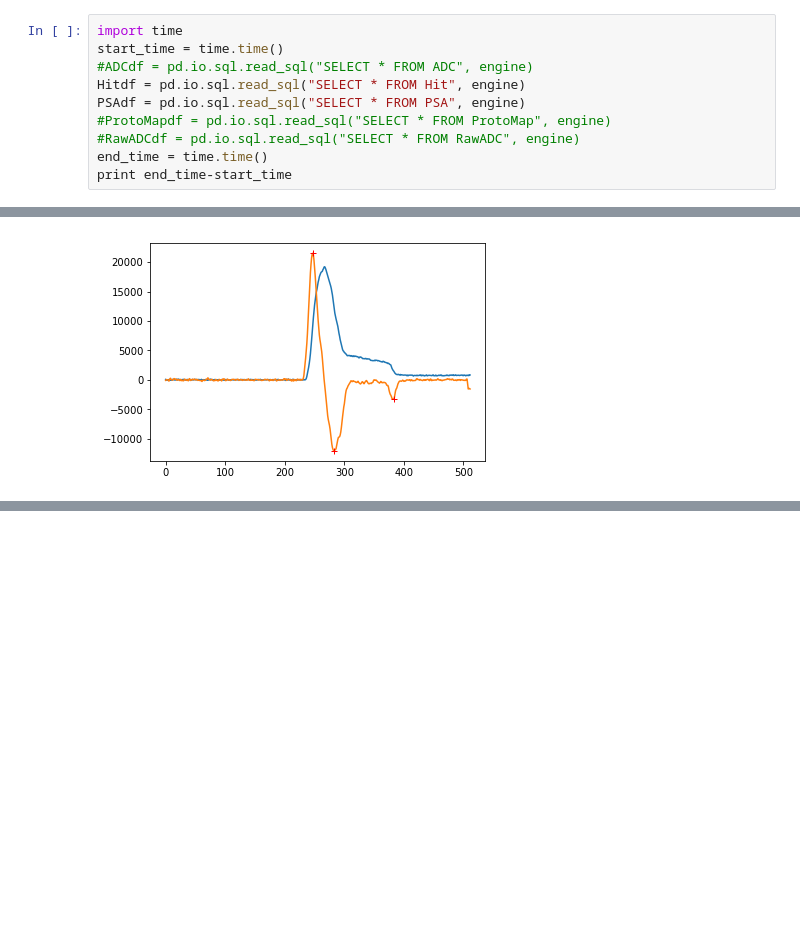
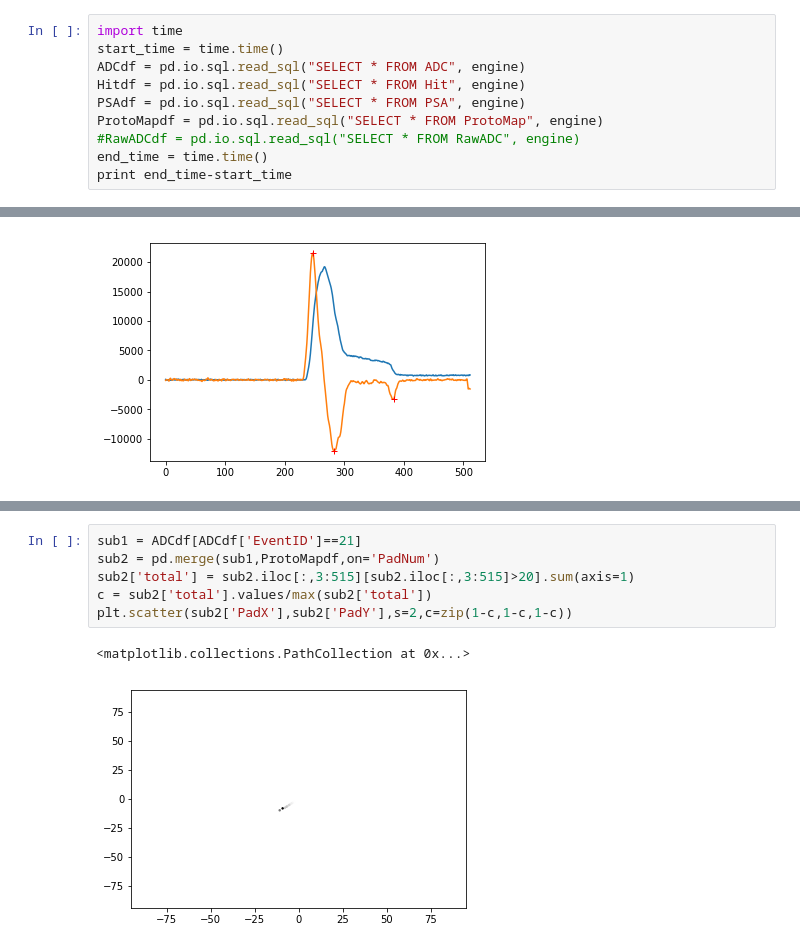
Before and after one commit to tbjc1magic/tbjcATTPCroot2, a Jupyter notebook: tbjcVisualizer/Visualizer.ipynb, the cells around one changed output, grey strips where cells are left out. Cells and saved outputs as stored; diff of their text form; blank space fills up the shorter version.

```diff
--- a/tbjcVisualizer/Visualizer.ipynb
+++ b/tbjcVisualizer/Visualizer.ipynb
@@ -9,10 +9,10 @@ engine = create_engine('mysql://tbjc1magic:tbjc19881018@localhost/tesbobo?unix_s
 # %%
 import time
 start_time = time.time()
-#ADCdf = pd.io.sql.read_sql("SELECT * FROM ADC", engine)
+ADCdf = pd.io.sql.read_sql("SELECT * FROM ADC", engine)
 Hitdf = pd.io.sql.read_sql("SELECT * FROM Hit", engine)
 PSAdf = pd.io.sql.read_sql("SELECT * FROM PSA", engine)
-#ProtoMapdf = pd.io.sql.read_sql("SELECT * FROM ProtoMap", engine)
+ProtoMapdf = pd.io.sql.read_sql("SELECT * FROM ProtoMap", engine)
 #RawADCdf = pd.io.sql.read_sql("SELECT * FROM RawADC", engine)
 end_time = time.time()
 print end_time-start_time
@@ -128,0 +128,9 @@ ax.set_ylabel('y')
+# %%
+sub1 = ADCdf[ADCdf['EventID']==21]
+sub2 = pd.merge(sub1,ProtoMapdf,on='PadNum')
+sub2['total'] = sub2.iloc[:,3:515][sub2.iloc[:,3:515]>20].sum(axis=1)
+c = sub2['total'].values/max(sub2['total'])
+plt.scatter(sub2['PadX'],sub2['PadY'],s=2,c=zip(1-c,1-c,1-c))
+# %% [output]
+<matplotlib.collections.PathCollection at 0x...>
+[figure, added]
```
Also changed, not shown: parts of 4 cells of this notebook, 1 other file.
